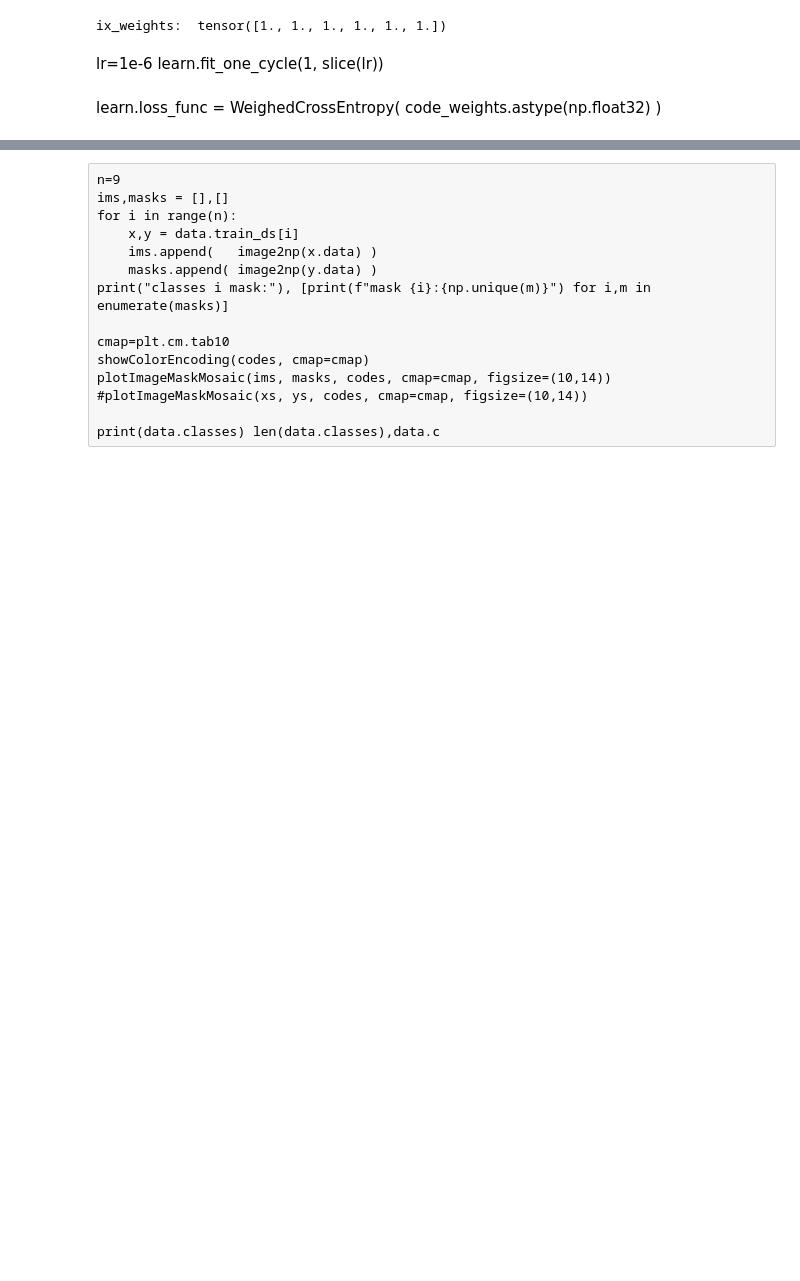
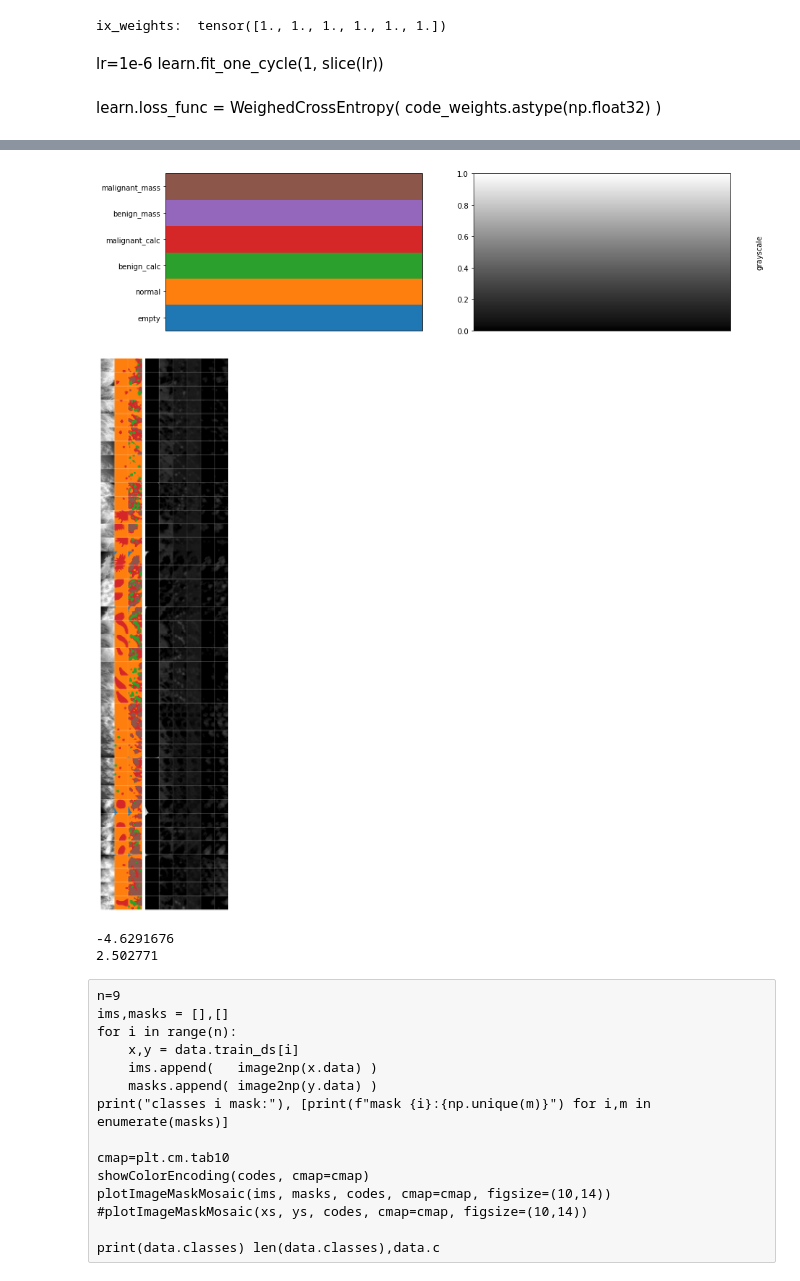
Before and after one commit to kasparlund/mammography, a Jupyter notebook: mammo_segmentation.ipynb, the cells around one changed output, grey strips where cells are left out. Cells and saved outputs as stored; diff of their text form; code cells hidden in the pictures; blank space fills up the shorter version.

```diff
--- a/mammo_segmentation.ipynb
+++ b/mammo_segmentation.ipynb
@@ -272,10 +272,8 @@ class WeighedCrossEntropy(CrossEntropyFlat):
 
         n,c,rows,cols = input.shape
         return F.cross_entropy(input.view(n, c, -1), target.view(n, -1), weight=self.class_weights,
-                               ignore_index=self.ignore_index,
-                               reduction="sum"
+                               ignore_index=self.ignore_index, reduction="sum"
                               )/(n*rows*cols)
-        return res/(n*rows*cols)
 # %%
 #bs,size=100,64
 #bs,size=32,128
@@ -315,6 +309,6 @@ learn.recorder.plot(skip_end=5)
 # %%
 lr=0.8e-3
-learn.fit_one_cycle(10, slice(lr), wd=0.15, moms = (0.99,0.96) )
+learn.fit_one_cycle(3, slice(lr), wd=0.15, moms = (0.97,0.87) )
 n=gc.collect()
 torch.cuda.empty_cache()
 # %% [output]
@@ -341,10 +336,16 @@ print("code_weights:", code_weights)
 # %%
-plotPreds(learn, nrows=25, codes=codes, code_weights=code_weights, ds_type=DatasetType.Valid)
+plotPreds(learn, nrows=40, codes=codes, code_weights=code_weights, ds_type=DatasetType.Valid)
+# %% [output]
+[figure, added]
+[figure, added]
 # %%
 xs,ys,ps,pcs = getIO(learn, 1, ds_type=DatasetType.Train, class_mask=code_weights)
 # %%
 print(pcs[0].min())
 print(pcs[0].max())
+# %% [output]
+-4.6291676
+2.502771
 # %%
 learn.save('resnet34-stage-1')
 n=gc.collect()
```
Also changed, not shown: parts of 8 cells of this notebook, 4 other files.
